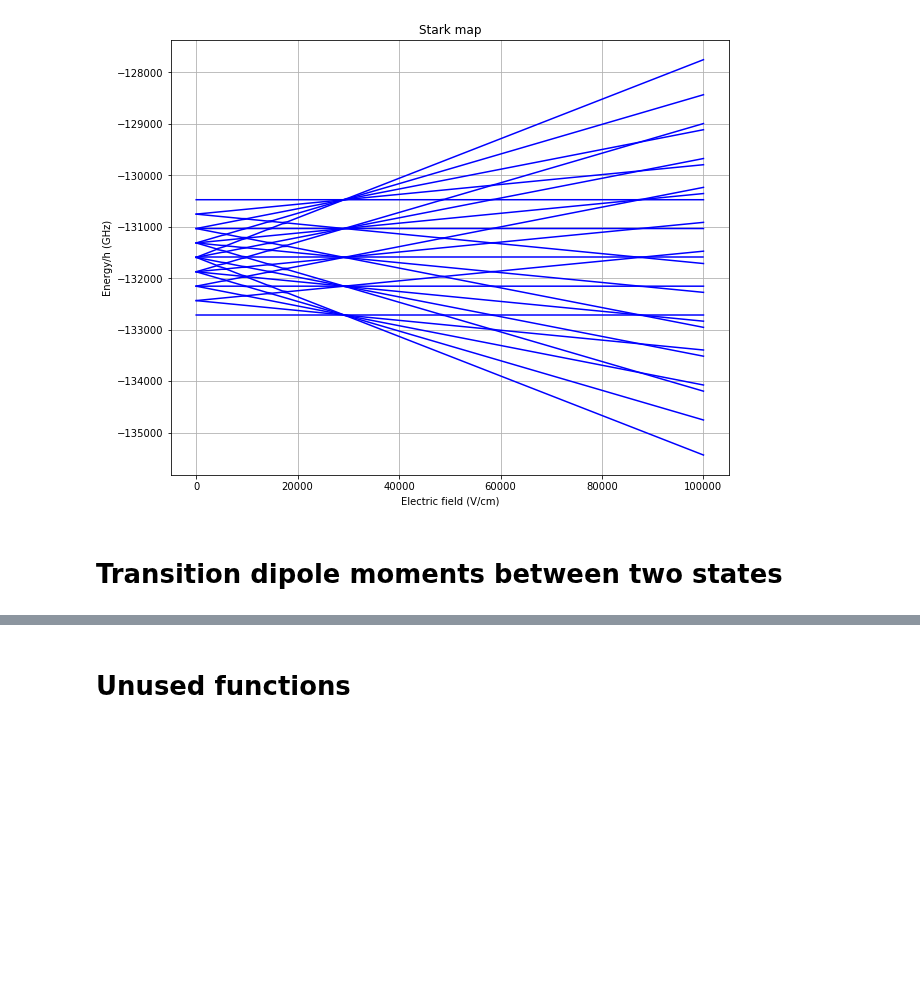
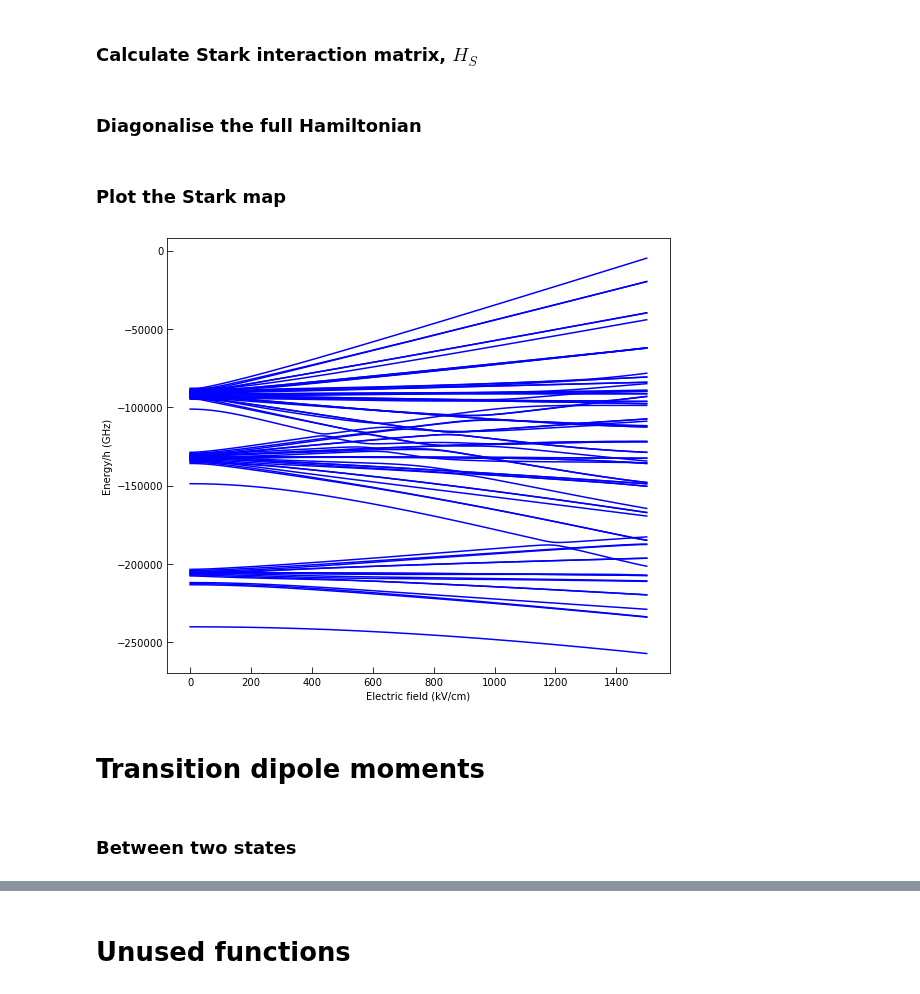
Before and after one commit to aa-morgan/Rydberg_helium_Stark, a Jupyter notebook: notebooks/Transition dipole moments - crossed fields.ipynb, the cells around one changed output, grey strips where cells are left out. Drawn from its saved outputs; the diff is of its cells as text; code cells hidden in the pictures; blank space fills up the shorter version.

```diff
--- a/notebooks/Transition dipole moments - crossed fields.ipynb
+++ b/notebooks/Transition dipole moments - crossed fields.ipynb
@@ -20,47 +20,56 @@ scl = c*10**-9 * En_h /(h * c);
+# %% [markdown]
+### Calculate Stark interaction matrix, $H_S$
 # %%
 # In an electric field (with B=0)
 # quantum numbers
-nmin = 5
-nmax = 5
+nmin = 4
+nmax = 6
 S = 1
 n_vals, L_vals, m_vals = get_nlm_vals(nmin, nmax)
 J_vals = get_J_vals(S, L_vals, 1)
 # quantum defects
-neff = n_vals #- get_qd(S, n_vals, L_vals, J_vals)
+neff = n_vals - get_qd(S, n_vals, L_vals, J_vals)
 # energy levels
 En = En_0(neff) #W_n(S, n_vals, L_vals, J_vals)
 # field-free Hamiltonian
 H_0 = np.diag(En)
 # find the off-diagonal terms of the Stark interaction matrix
-mat_S_cros = stark_matrix(n_vals, neff, L_vals, m_vals, field_orientation='crossed')
-mat_S_para = stark_matrix(n_vals, neff, L_vals, m_vals, field_orientation='parallel')
-field_angle = 0#np.pi/2
+mat_S_cros = stark_matrix(neff, L_vals, m_vals, field_orientation='crossed')
+mat_S_para = stark_matrix(neff, L_vals, m_vals, field_orientation='parallel')
+field_angle = (90/90) * np.pi/2
 mat_S = np.cos(field_angle) * mat_S_para + np.sin(field_angle) * mat_S_cros
 mat_S_transition = []
-mat_S_transition.append( stark_matrix(n_vals, neff, L_vals, m_vals, field_orientation='parallel', dm_allow=[0]) )
-mat_S_transition.append( stark_matrix(n_vals, neff, L_vals, m_vals, field_orientation='parallel', dm_allow=[+1]) )
-mat_S_transition.append( stark_matrix(n_vals, neff, L_vals, m_vals, field_orientation='parallel', dm_allow=[-1]) )
+mat_S_transition.append( stark_matrix(neff, L_vals, m_vals, field_orientation='parallel', dm_allow=[0]) )
+mat_S_transition.append( stark_matrix(neff, L_vals, m_vals, field_orientation='parallel', dm_allow=[+1]) )
+mat_S_transition.append( stark_matrix(neff, L_vals, m_vals, field_orientation='parallel', dm_allow=[-1]) )
+# %% [markdown]
+### Diagonalise the full Hamiltonian
 # %%
 # specify the electric field
-field = np.linspace(0.00, 10**5, 101) # V /cm
+field = np.linspace(0.0*10**6, 1.5*10**6, 501) # V /cm
 field_au = field * 100 / (En_h_He/(e*a_0_He))
 # specify the magnetic field (in Telsa)
-B_z = 2*10**1#1.6154E-3
+B_z = 5.0 * 10**1
 # (in atomic units)
 B_z_au = B_z / (hbar/(e*a_0_He**2))
 # Zeeman interaction Hamiltonian
 H_Z = np.diag(E_zeeman(m_vals, B_z_au))
 # diagonalise for each field
 eig_vals, eig_vecs = stark_map_vec(H_0, mat_S, field_au, H_Z=H_Z)
+# %% [markdown]
+### Plot the Stark map
 # %%
-plt.figure(figsize=(10,8))
-plt.plot(field, eig_vals*scl, 'b')
-plt.xlabel('Electric field (V/cm)')
+plt.figure(figsize=(9,8))
+ax = plt.plot(field/10**3, eig_vals*scl, 'b')
+plt.xlabel('Electric field (kV/cm)')
 plt.ylabel('Energy/h (GHz)')
-plt.title('Stark map')
-plt.grid()
+plt.gca().tick_params(direction='in', length=6)
+
+#plt.savefig('Stark-Zeeman-map.pdf')
 # %% [output]
-[figure, old version]
+[figure, new version]
 # %% [markdown]
-# Transition dipole moments between two states
+# Transition dipole moments
+# %% [markdown]
+### Between two states
 # %%
```
Also changed, not shown: parts of 6 cells of this notebook, 14 other files.
